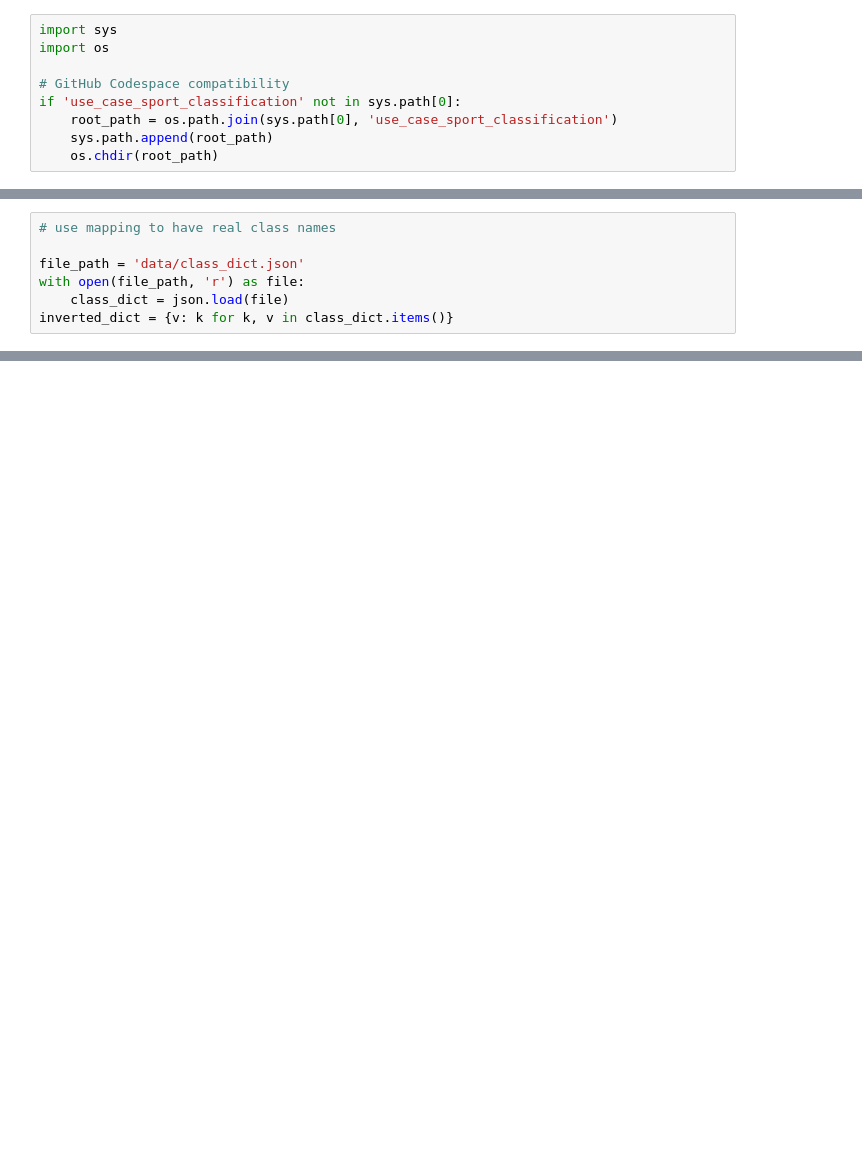
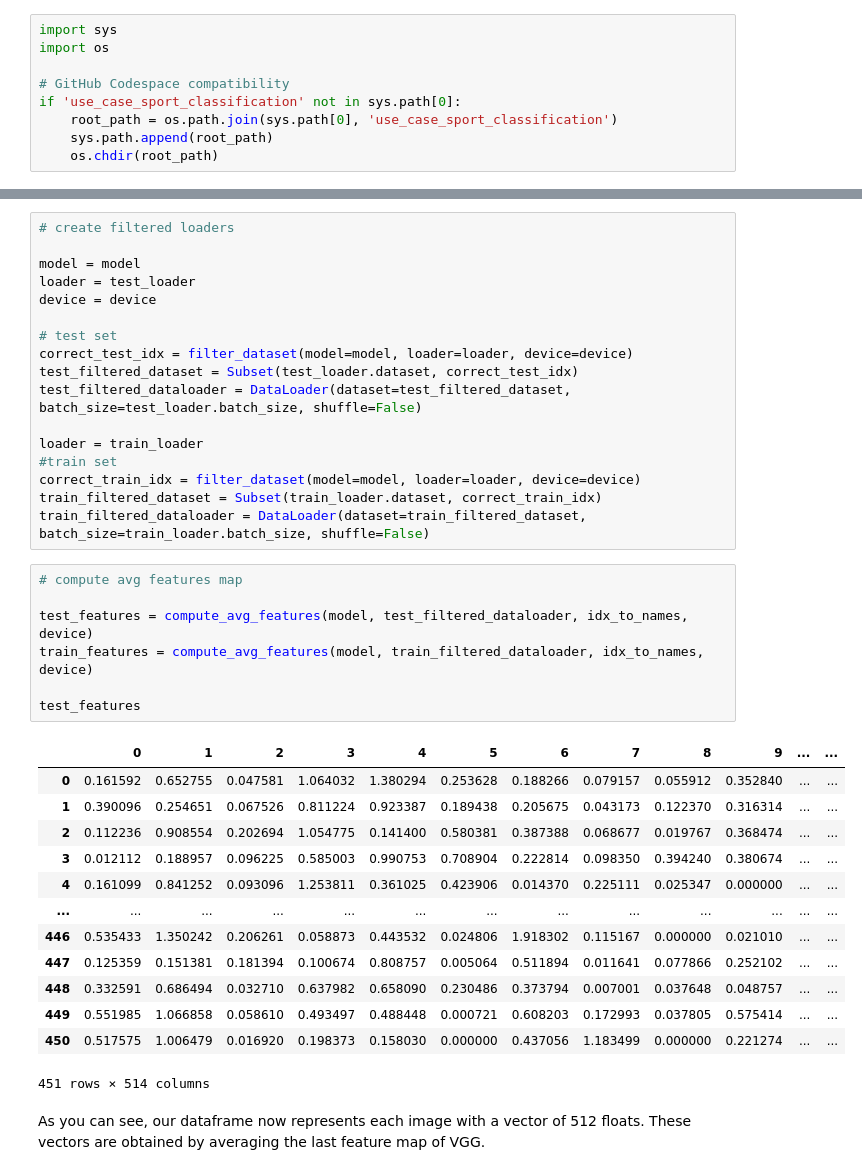
Before and after one commit to HES-XPLAIN/notebooks, a Jupyter notebook: use_case_sport_classification/rules_extraction_demo.ipynb, the cells around one changed output, grey strips where cells are left out. Cells and saved outputs as stored; diff of their text form; blank space fills up the shorter version.

```diff
--- a/use_case_sport_classification/rules_extraction_demo.ipynb
+++ b/use_case_sport_classification/rules_extraction_demo.ipynb
@@ -59,7 +51,0 @@ data.filter_dataset(test_data=True)
-# %%
-# use mapping to have real class names
-
-file_path = 'data/class_dict.json'
-with open(file_path, 'r') as file:
-    class_dict = json.load(file)
-inverted_dict = {v: k for k, v in class_dict.items()}
@@ -138,0 +128,40 @@ plot.plot_accuracy(X_val, y_val, class_name = class_dict.get("1"), N=9)
+# %%
+# create filtered loaders
+
+model = model
+loader = test_loader
+device = device
+
+# test set
+correct_test_idx = filter_dataset(model=model, loader=loader, device=device)
+test_filtered_dataset = Subset(test_loader.dataset, correct_test_idx)
+test_filtered_dataloader = DataLoader(dataset=test_filtered_dataset, batch_size=test_loader.batch_size, shuffle=False)
+
+loader = train_loader
+#train set
+correct_train_idx = filter_dataset(model=model, loader=loader, device=device)
+train_filtered_dataset = Subset(train_loader.dataset, correct_train_idx)
+train_filtered_dataloader = DataLoader(dataset=train_filtered_dataset, batch_size=train_loader.batch_size, shuffle=False)
+# %%
+# compute avg features map
+
+test_features = compute_avg_features(model, test_filtered_dataloader, idx_to_names, device)
+train_features = compute_avg_features(model, train_filtered_dataloader, idx_to_names, device)
+
+test_features
+# %% [output]
+|  | 0 | 1 | 2 | 3 | 4 | 5 | 6 | 7 | 8 | 9 | ... | ... |
+| 0 | 0.161592 | 0.652755 | 0.047581 | 1.064032 | 1.380294 | 0.253628 | 0.188266 | 0.079157 | 0.055912 | 0.352840 | ... | ... |
+| 1 | 0.390096 | 0.254651 | 0.067526 | 0.811224 | 0.923387 | 0.189438 | 0.205675 | 0.043173 | 0.122370 | 0.316314 | ... | ... |
+| 2 | 0.112236 | 0.908554 | 0.202694 | 1.054775 | 0.141400 | 0.580381 | 0.387388 | 0.068677 | 0.019767 | 0.368474 | ... | ... |
+| 3 | 0.012112 | 0.188957 | 0.096225 | 0.585003 | 0.990753 | 0.708904 | 0.222814 | 0.098350 | 0.394240 | 0.380674 | ... | ... |
+| 4 | 0.161099 | 0.841252 | 0.093096 | 1.253811 | 0.361025 | 0.423906 | 0.014370 | 0.225111 | 0.025347 | 0.000000 | ... | ... |
+| ... | ... | ... | ... | ... | ... | ... | ... | ... | ... | ... | ... | ... |
+| 446 | 0.535433 | 1.350242 | 0.206261 | 0.058873 | 0.443532 | 0.024806 | 1.918302 | 0.115167 | 0.000000 | 0.021010 | ... | ... |
+| 447 | 0.125359 | 0.151381 | 0.181394 | 0.100674 | 0.808757 | 0.005064 | 0.511894 | 0.011641 | 0.077866 | 0.252102 | ... | ... |
+| 448 | 0.332591 | 0.686494 | 0.032710 | 0.637982 | 0.658090 | 0.230486 | 0.373794 | 0.007001 | 0.037648 | 0.048757 | ... | ... |
+| 449 | 0.551985 | 1.066858 | 0.058610 | 0.493497 | 0.488448 | 0.000721 | 0.608203 | 0.172993 | 0.037805 | 0.575414 | ... | ... |
+| 450 | 0.517575 | 1.006479 | 0.016920 | 0.198373 | 0.158030 | 0.000000 | 0.437056 | 1.183499 | 0.000000 | 0.221274 | ... | ... |
+451 rows × 514 columns
+# %% [markdown]
+As you can see, our dataframe now represents each image with a vector of 512 floats. These vectors are obtained by averaging the last feature map of VGG.
```
Also changed, not shown: parts of 41 cells of this notebook, 23 other files.
